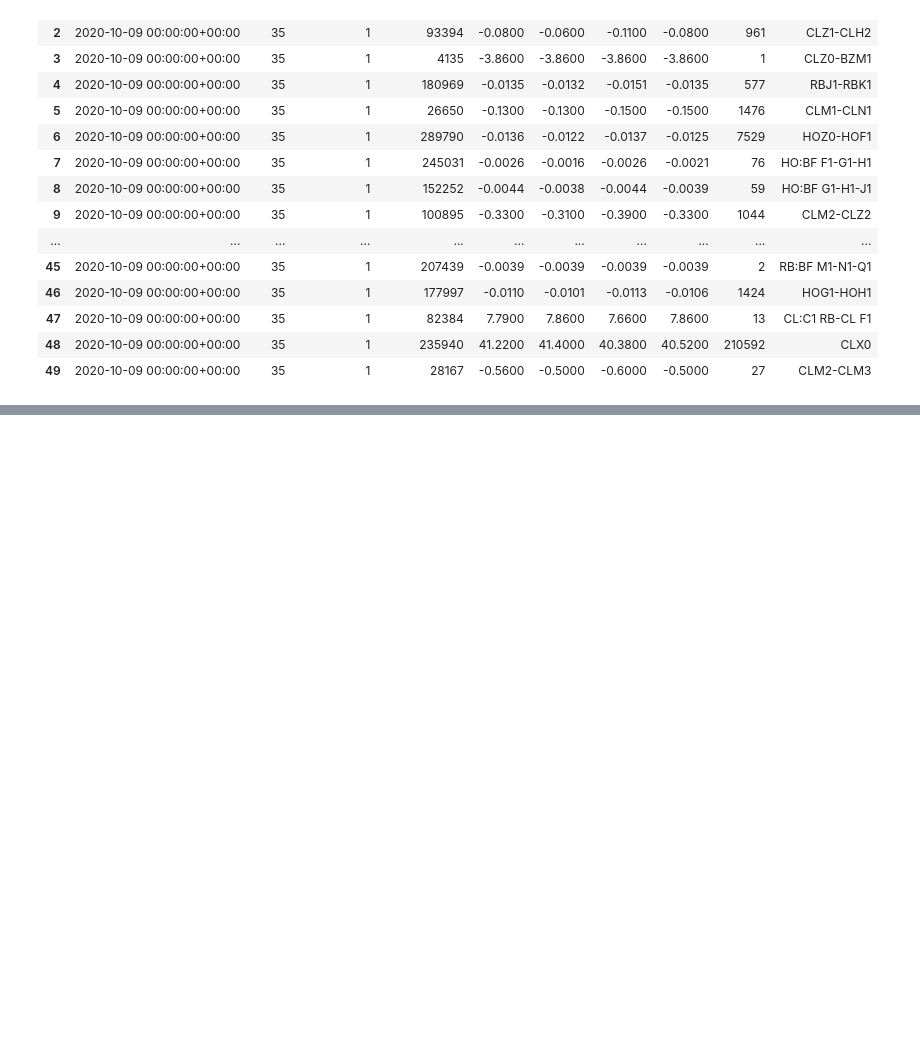
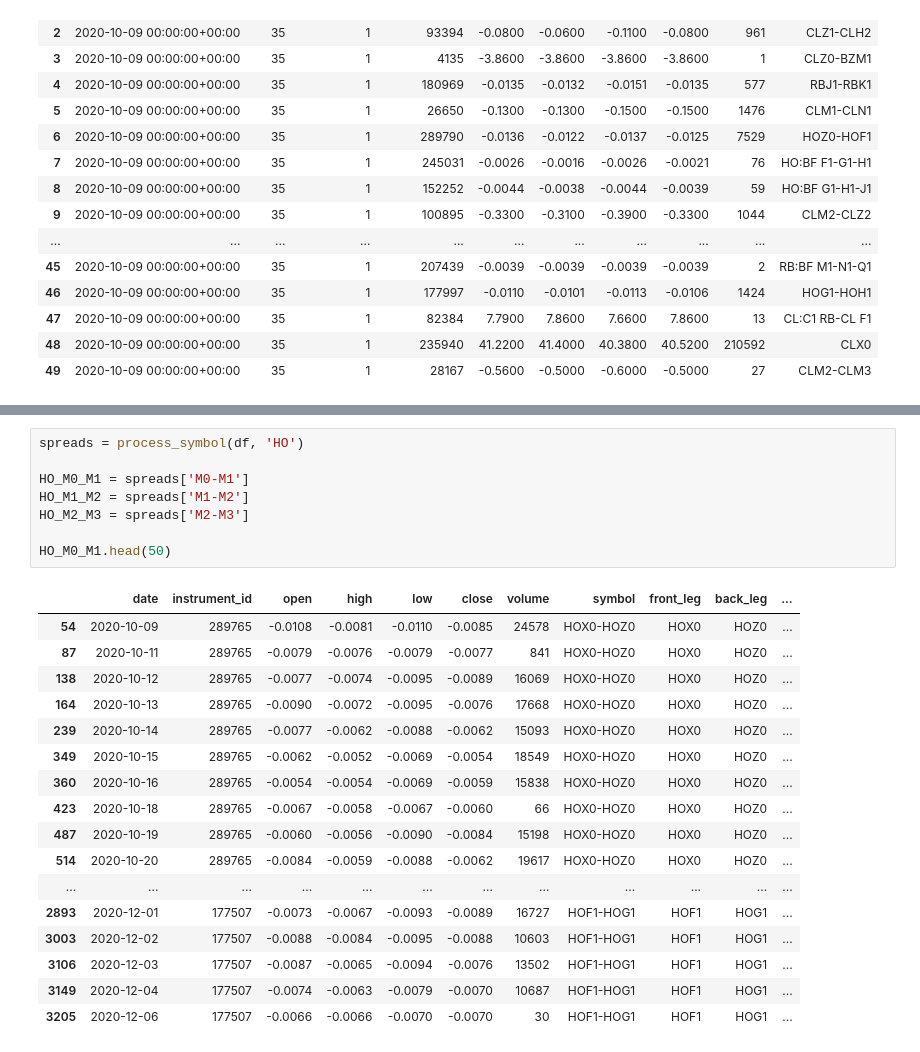
Before and after one commit to simyeekai/commods-relative-basis, a Jupyter notebook: commods rv.ipynb, the cells around one changed output, grey strips where cells are left out. Cells and saved outputs as stored; diff of their text form; blank space fills up the shorter version.

```diff
--- a/commods rv.ipynb
+++ b/commods rv.ipynb
@@ -150,0 +204,26 @@ plot_spread(M0_M1)
+# %%
+spreads = process_symbol(df, 'HO')
+
+HO_M0_M1 = spreads['M0-M1']
+HO_M1_M2 = spreads['M1-M2']
+HO_M2_M3 = spreads['M2-M3']
+
+HO_M0_M1.head(50)
+# %% [output]
+|  | date | instrument_id | open | high | low | close | volume | symbol | front_leg | back_leg | ... |
+| 54 | 2020-10-09 | 289765 | -0.0108 | -0.0081 | -0.0110 | -0.0085 | 24578 | HOX0-HOZ0 | HOX0 | HOZ0 | ... |
+| 87 | 2020-10-11 | 289765 | -0.0079 | -0.0076 | -0.0079 | -0.0077 | 841 | HOX0-HOZ0 | HOX0 | HOZ0 | ... |
+| 138 | 2020-10-12 | 289765 | -0.0077 | -0.0074 | -0.0095 | -0.0089 | 16069 | HOX0-HOZ0 | HOX0 | HOZ0 | ... |
+| 164 | 2020-10-13 | 289765 | -0.0090 | -0.0072 | -0.0095 | -0.0076 | 17668 | HOX0-HOZ0 | HOX0 | HOZ0 | ... |
+| 239 | 2020-10-14 | 289765 | -0.0077 | -0.0062 | -0.0088 | -0.0062 | 15093 | HOX0-HOZ0 | HOX0 | HOZ0 | ... |
+| 349 | 2020-10-15 | 289765 | -0.0062 | -0.0052 | -0.0069 | -0.0054 | 18549 | HOX0-HOZ0 | HOX0 | HOZ0 | ... |
+| 360 | 2020-10-16 | 289765 | -0.0054 | -0.0054 | -0.0069 | -0.0059 | 15838 | HOX0-HOZ0 | HOX0 | HOZ0 | ... |
+| 423 | 2020-10-18 | 289765 | -0.0067 | -0.0058 | -0.0067 | -0.0060 | 66 | HOX0-HOZ0 | HOX0 | HOZ0 | ... |
+| 487 | 2020-10-19 | 289765 | -0.0060 | -0.0056 | -0.0090 | -0.0084 | 15198 | HOX0-HOZ0 | HOX0 | HOZ0 | ... |
+| 514 | 2020-10-20 | 289765 | -0.0084 | -0.0059 | -0.0088 | -0.0062 | 19617 | HOX0-HOZ0 | HOX0 | HOZ0 | ... |
+| ... | ... | ... | ... | ... | ... | ... | ... | ... | ... | ... | ... |
+| 2893 | 2020-12-01 | 177507 | -0.0073 | -0.0067 | -0.0093 | -0.0089 | 16727 | HOF1-HOG1 | HOF1 | HOG1 | ... |
+| 3003 | 2020-12-02 | 177507 | -0.0088 | -0.0084 | -0.0095 | -0.0088 | 10603 | HOF1-HOG1 | HOF1 | HOG1 | ... |
+| 3106 | 2020-12-03 | 177507 | -0.0087 | -0.0065 | -0.0094 | -0.0076 | 13502 | HOF1-HOG1 | HOF1 | HOG1 | ... |
+| 3149 | 2020-12-04 | 177507 | -0.0074 | -0.0063 | -0.0079 | -0.0070 | 10687 | HOF1-HOG1 | HOF1 | HOG1 | ... |
+| 3205 | 2020-12-06 | 177507 | -0.0066 | -0.0066 | -0.0070 | -0.0070 | 30 | HOF1-HOG1 | HOF1 | HOG1 | ... |
```
Also changed, not shown: parts of 10 cells of this notebook.
